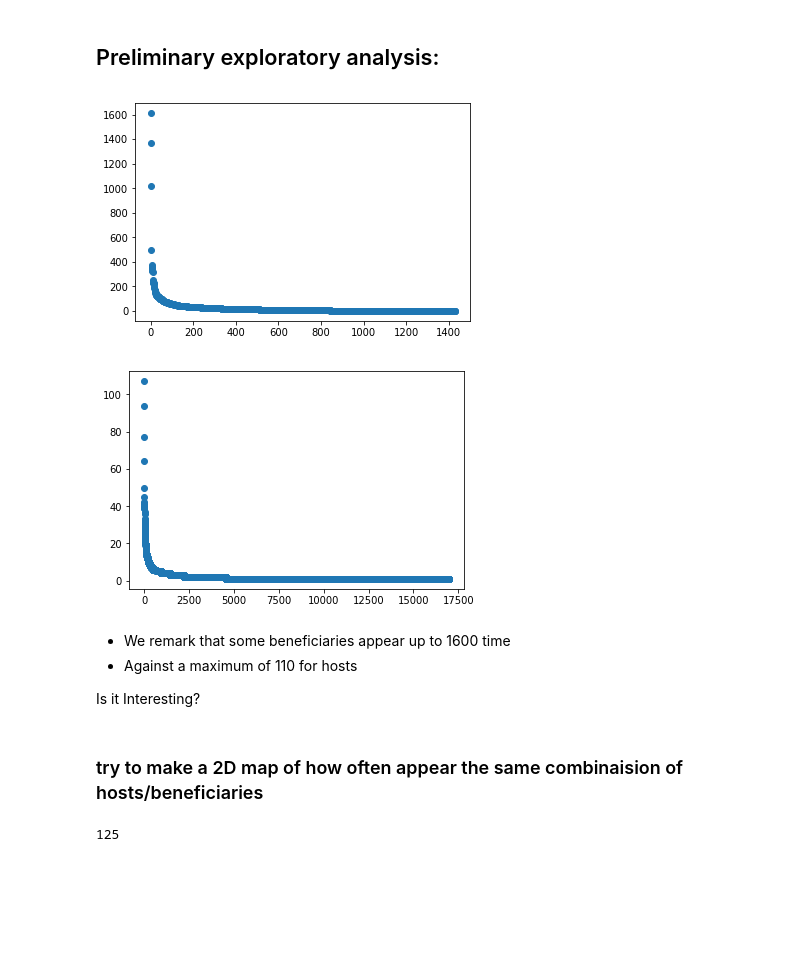
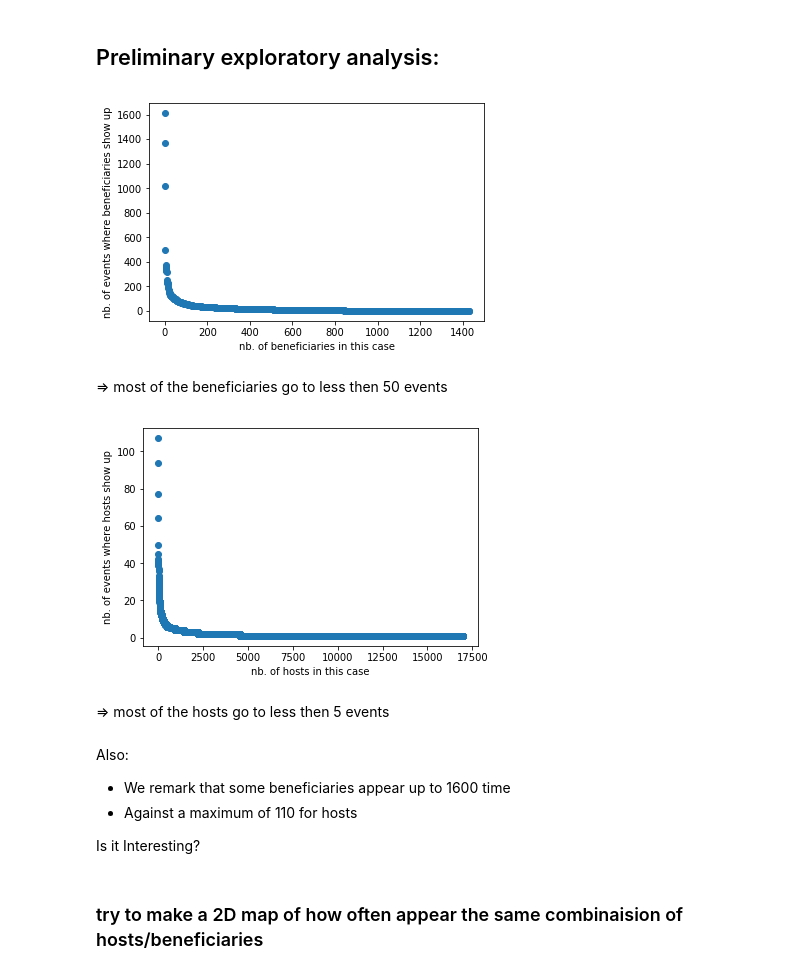
Before and after one commit to shoshievass/LobbyNetworks, a Jupyter notebook: readData.ipynb, the cells around one changed output. Cells and saved outputs as stored; diff of their text form; code cells hidden in the pictures; blank space fills up the shorter version.

```diff
--- a/readData.ipynb
+++ b/readData.ipynb
@@ -384,28 +384,31 @@ def get_count_serie(field):
 ben=get_count_serie('beneficiaries_id')
 #print(ben)
 plt.scatter(ben.index, ben.values)
+plt.ylabel('nb. of events where beneficiaries show up')
+plt.xlabel('nb. of beneficiaries in this case')
 plt.show()
 # %% [output]
-[figure, old version]
+[figure, new version]
+# %% [markdown]
+=> most of the beneficiaries go to less then 50 events
 # %%
 hos=get_count_serie('hosts_id')
 #print(ben)
 plt.scatter(hos.index, hos.values)
+plt.ylabel('nb. of events where hosts show up')
+plt.xlabel('nb. of hosts in this case')
 plt.show()
 # %% [output]
-[figure, old version]
+[figure, new version]
+# %% [markdown]
+=> most of the hosts go to less then 5 events
 # %% [markdown]
+Also:
 - We remark that some beneficiaries appear up to 1600 time
 - Against a maximum of 110 for hosts
 
 Is it Interesting?
 # %% [markdown]
 ### try to make a 2D map of how often appear the same combinaision of hosts/beneficiaries
-# %%
-dfB=dfEvents2['beneficiaries_id'][:5000]
-dfH=dfEvents2['hosts_id'][:5000]
-dfB.unique()[0]
-# %% [output]
-125
 # %%
 import numpy as np
```
Also changed, not shown: parts of 22 cells of this notebook, 2 other files.
